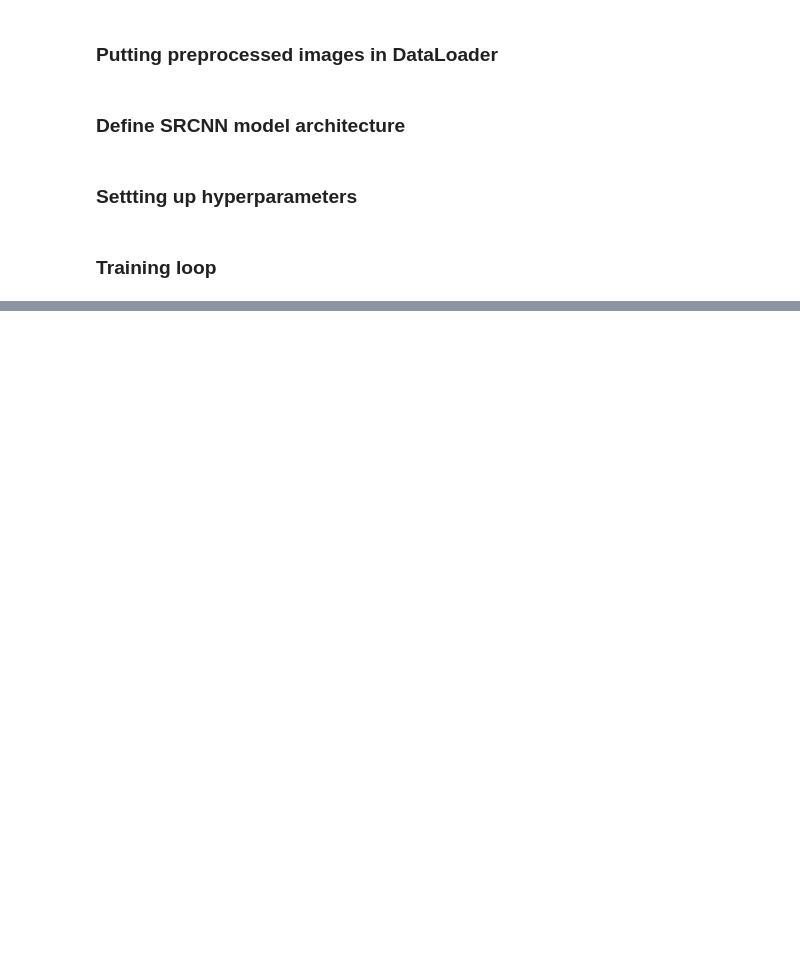
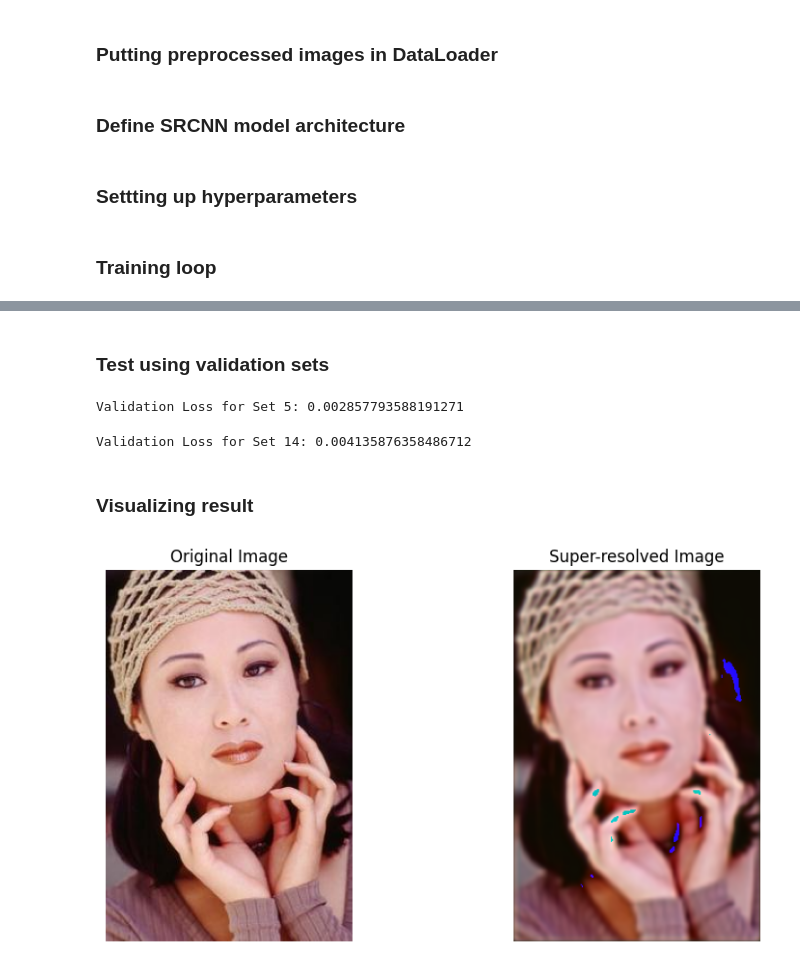
Before and after one commit to AdamAzuddin/SRCNN-PyTorch, a Jupyter notebook: srcnn.ipynb, the cells around one changed output, grey strips where cells are left out. Drawn from its saved outputs; the diff is of its cells as text; code cells hidden in the pictures; blank space fills up the shorter version.

Commit message:
latest training result with default config

```diff
--- a/srcnn.ipynb
+++ b/srcnn.ipynb
@@ -179,0 +201,40 @@ RuntimeError: stack expects each tensor to be equal size, but got [3, 174, 195]
+# %% [markdown]
+### Test using validation sets
+# %%
+# Evaluate model on validation set 5
+model.eval()
+val_loss = 0.0
+
+with torch.no_grad():
+    for batch_idx, (val_inputs, val_labels) in enumerate(test_set5_loader):
+        val_inputs, val_labels = val_inputs.to(device), val_labels.to(device)
+
+        val_outputs = model(val_inputs)
+
+        val_loss += criterion(val_outputs, val_labels).item()
+
+    # Calculate average validation loss
+    average_val_loss = val_loss / len(test_set5_loader)
+    print(f"Validation Loss for Set 5: {average_val_loss}")
+# %% [output]
+Validation Loss for Set 5: 0.002857793588191271
+# %%
+# Evaluate model on validation set 14
+model.eval()
+val_loss = 0.0
+
+with torch.no_grad():
+    for batch_idx, (val_inputs, val_labels) in enumerate(test_set14_loader):
+        val_inputs, val_labels = val_inputs.to(device), val_labels.to(device)
+
+        val_outputs = model(val_inputs)
+
+        val_loss += criterion(val_outputs, val_labels).item()
+
+    # Calculate average validation loss
+    average_val_loss = val_loss / len(test_set14_loader)
+    print(f"Validation Loss for Set 14: {average_val_loss}")
+# %% [output]
+Validation Loss for Set 14: 0.004135876358486712
+# %% [markdown]
+### Visualizing result
@@ -179,0 +274,23 @@ RuntimeError: stack expects each tensor to be equal size, but got [3, 174, 195]
+# %%
+# Load the original and super-resolved images
+original_image = Image.open(input_image_path).convert('RGB')  # Load original image
+super_resolved_image = Image.open(output_image_path).convert('RGB')  # Load super-resolved image
+
+# Display the images side by side using matplotlib
+plt.figure(figsize=(10, 5))
+
+# Original image
+plt.subplot(1, 2, 1)
+plt.imshow(original_image)
+plt.title('Original Image')
+plt.axis('off')
+
+# Super-resolved image
+plt.subplot(1, 2, 2)
+plt.imshow(super_resolved_image)
+plt.title('Super-resolved Image')
+plt.axis('off')
+
+plt.show()
+# %% [output]
+[figure, added]
```
Also changed, not shown: parts of 6 cells of this notebook, 4 other files.
